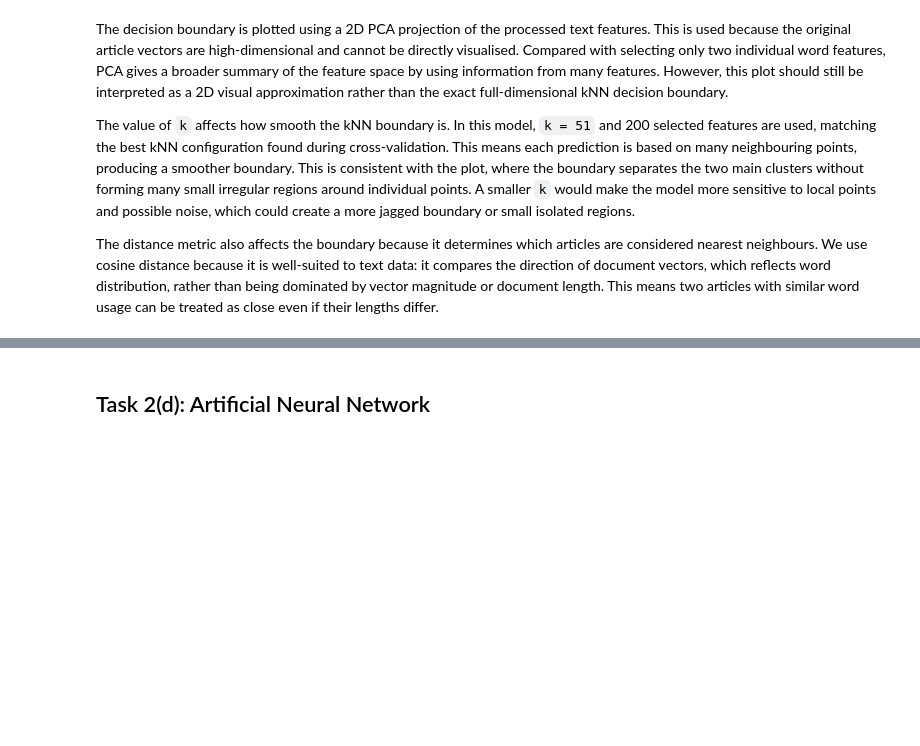
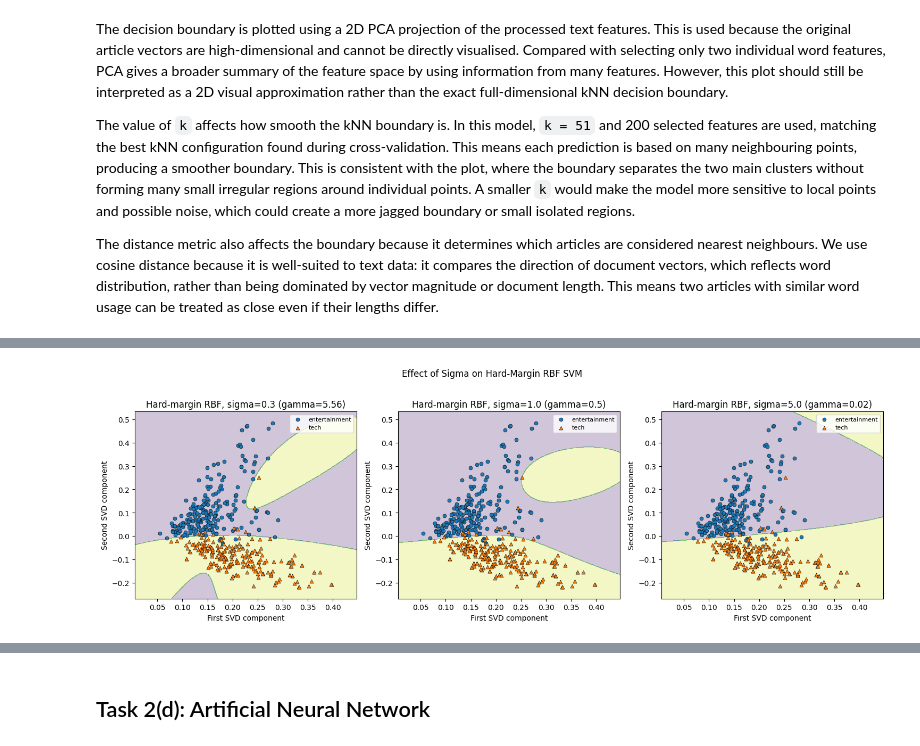
Before and after one commit to WilliamTayNZ/cs361-assignment-3, a Jupyter notebook: A3_Group_27.ipynb, the cells around one changed output, grey strips where cells are left out. Saved outputs shown, nothing was run; the diff lists cells and outputs as text; code cells hidden in the pictures; blank space fills up the shorter version.

```diff
--- a/A3_Group_27.ipynb
+++ b/A3_Group_27.ipynb
@@ -461,0 +673,34 @@ The distance metric also affects the boundary because it determines which articl
+# %%
+sigma_values = [0.3, 1.0, 5.0]
+
+fig, axes = plt.subplots(1, 3, figsize=(15, 4.8))
+
+for ax, sigma in zip(axes, sigma_values):
+    gamma = 1.0 / (2 * sigma ** 2)
+
+    rbf_svm_2d = SVC(
+        kernel="rbf",
+        C=1e6,
+        gamma=gamma,
+        random_state=RANDOM_STATE
+    )
+
+    rbf_svm_2d.fit(X_train_svm_2d, y_train)
+
+    plot_svm_decision_boundary(
+        ax,
+        rbf_svm_2d,
+        X_train_svm_2d,
+        y_train,
+        title=f"Hard-margin RBF, sigma={sigma} (gamma={gamma:.3g})"
+    )
+
+fig.suptitle(
+    "Effect of Sigma on Hard-Margin RBF SVM",
+    y=1.02
+)
+
+fig.tight_layout()
+plt.show()
+# %% [output]
+[figure, added]
```
Also changed, not shown: parts of 21 cells of this notebook.
